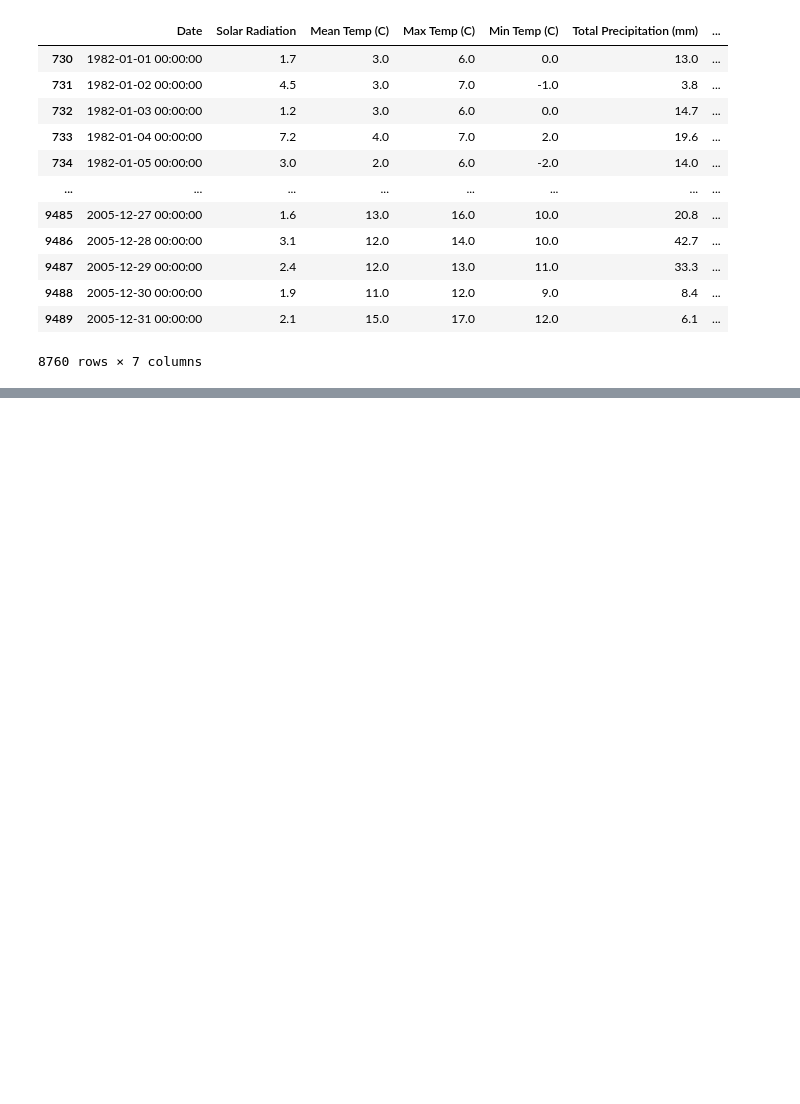
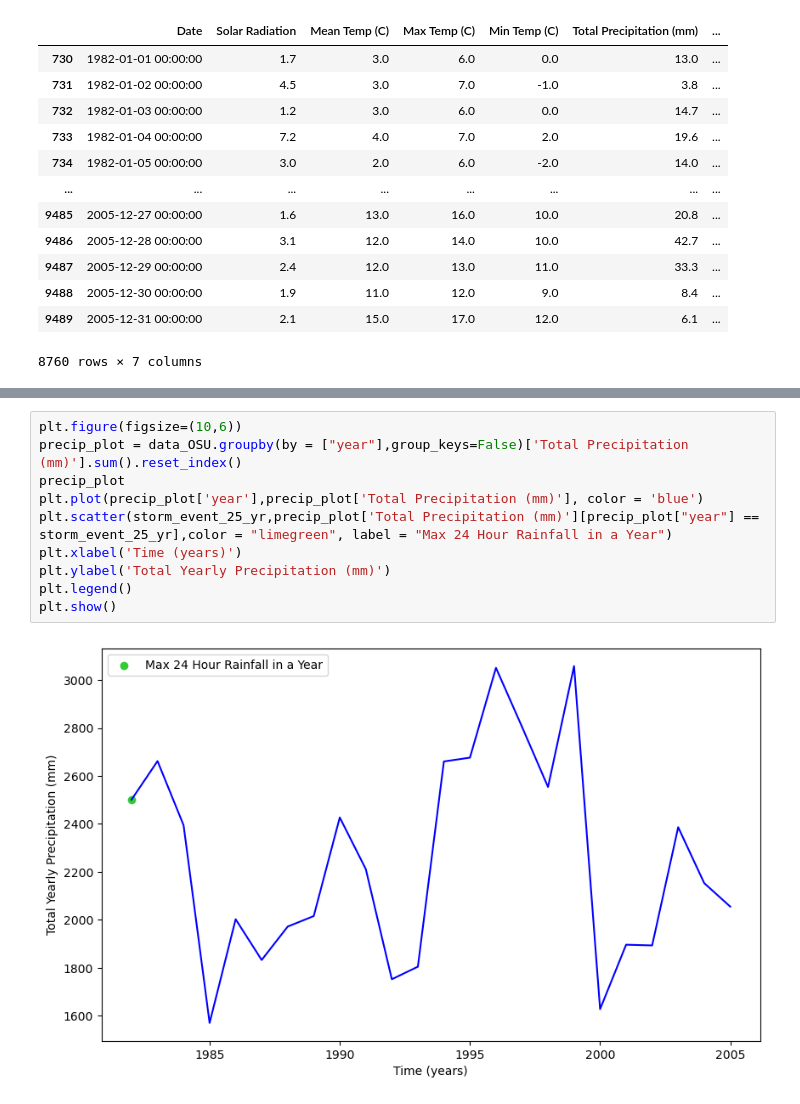
Before and after one commit to AgroSolutions-OSU/IFSM_Analysis, a Jupyter notebook: weatheranalysis.ipynb, the cells around one changed output, grey strips where cells are left out. Drawn from its saved outputs; the diff is of its cells as text; blank space fills up the shorter version.

```diff
--- a/weatheranalysis.ipynb
+++ b/weatheranalysis.ipynb
@@ -182,0 +292,12 @@ plt.show()
+# %%
+plt.figure(figsize=(10,6))
+precip_plot = data_OSU.groupby(by = ["year"],group_keys=False)['Total Precipitation (mm)'].sum().reset_index()
+precip_plot
+plt.plot(precip_plot['year'],precip_plot['Total Precipitation (mm)'], color = 'blue')
+plt.scatter(storm_event_25_yr,precip_plot['Total Precipitation (mm)'][precip_plot["year"] == storm_event_25_yr],color = "limegreen", label = "Max 24 Hour Rainfall in a Year")
+plt.xlabel('Time (years)')
+plt.ylabel('Total Yearly Precipitation (mm)')
+plt.legend()
+plt.show()
+# %% [output]
+[figure, added]
```
Also changed, not shown: parts of 8 cells of this notebook.
